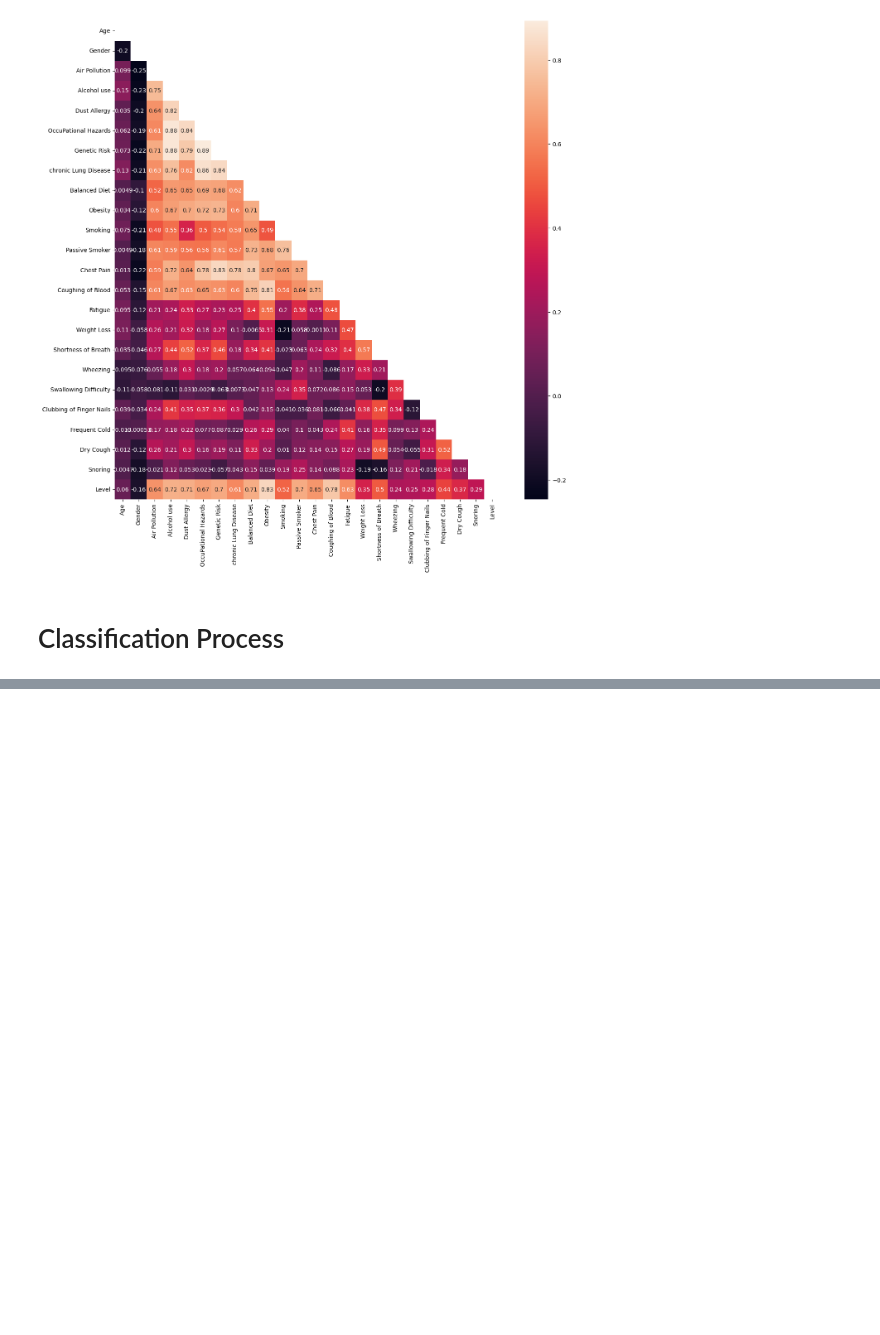
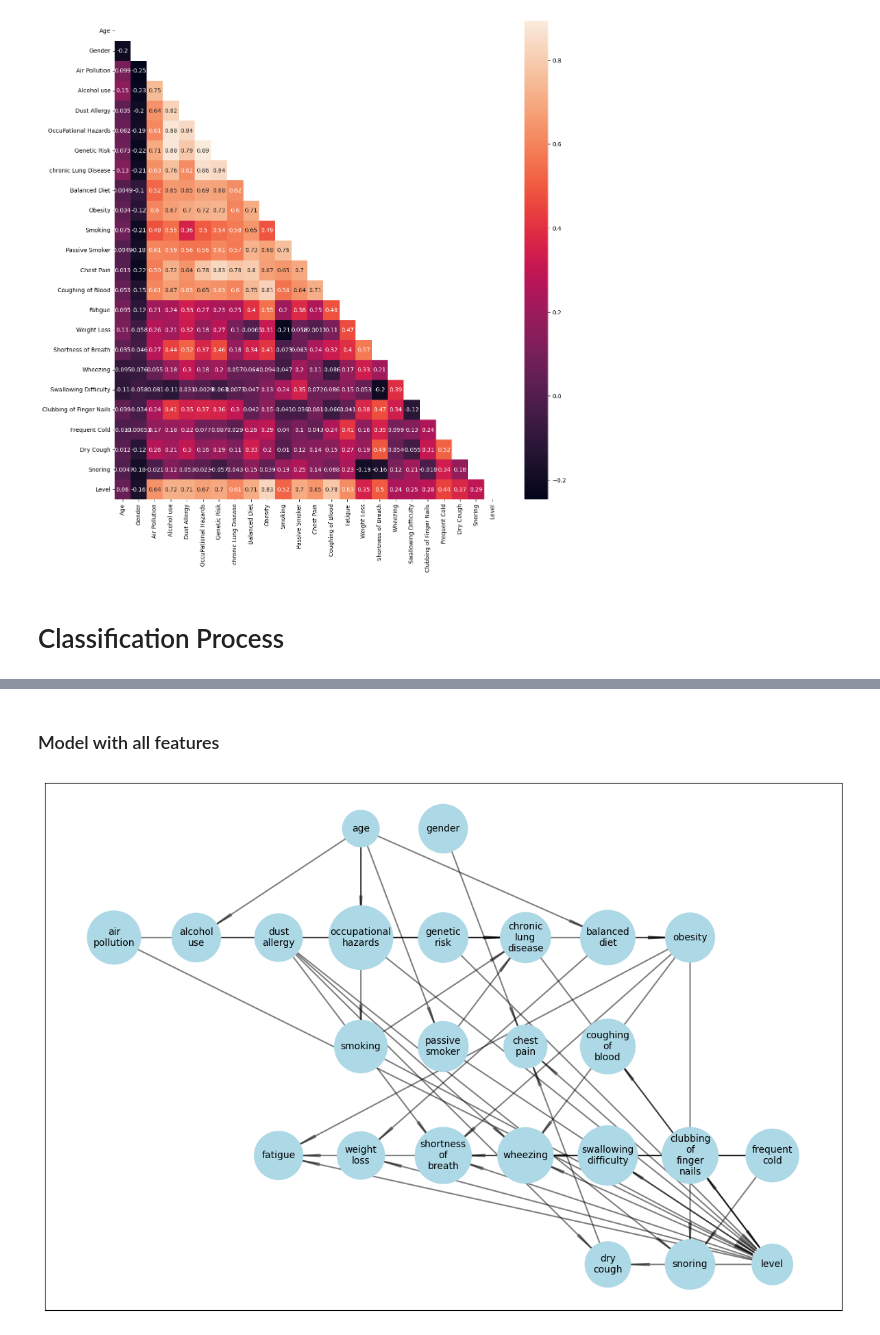
Before and after one commit to SeppiaBrilla/FAIKR_2023_MOD_3_Project, a Jupyter notebook: FAIRK_2023_MOD_3_Project.ipynb, the cells around one changed output, grey strips where cells are left out. Drawn from its saved outputs; the diff is of its cells as text; code cells hidden in the pictures; blank space fills up the shorter version.

Commit message:
implemented networks and started predictions

```diff
--- a/FAIRK_2023_MOD_3_Project.ipynb
+++ b/FAIRK_2023_MOD_3_Project.ipynb
@@ -70,0 +82,28 @@ plt.show()
+# %% [markdown]
+### Model with all features
+# %%
+full_nodes_set = data.columns.values
+
+
+arcs = [
+    ('age', 'smoking'),('age', 'passive smoker'), ('age', 'occupational hazards'), ('age', 'balanced diet'), ('age', 'alcohol use'),
+    ('air pollution', 'level'),  ('chronic lung disease', 'level'), ('smoking', 'level'), ('passive smoker', 'level'), ('occupational hazards', 'level'),
+    ('genetic risk', 'level'),
+    ('level', 'chest pain'), ('level', 'dry cough'), ('level', 'clubbing of finger nails'), ('level', 'coughing of blood'), ('level', 'swallowing difficulty'),
+    ('level', 'fatigue'), ('level', 'wheezing'), ('level', 'shortness of breath'), ('level', 'weight loss'),
+    ('air pollution', 'chronic lung disease'), ('smoking', 'chronic lung disease'), ('passive smoker', 'chronic lung disease'),
+    ('occupational hazards', 'chronic lung disease'),
+    ('balanced diet', 'weight loss'), ('balanced diet', 'obesity'),
+    ('alcohol use' , 'obesity'),
+    ('gender', 'chest pain' ), ('dry cough', 'chest pain'),
+    ('obesity', 'fatigue'), ('obesity', 'wheezing'), ('obesity', 'shortness of breath'), ('obesity', 'snoring'),
+    ('dust allergy', 'dry cough'), ('dust allergy', 'wheezing'), ('dust allergy', 'snoring'), ('dust allergy', 'shortness of breath'),
+    ('frequent cold', 'wheezing'), ('frequent cold', 'snoring'), ('frequent cold', 'shortness of breath'), ('frequent cold', 'fatigue')
+    ]
+
+arcs = [(t[0].replace(" ", "\n"), t[1].replace(" ", "\n")) for t in arcs]
+
+full_bn_model = BayesianNetwork(arcs)
+draw_net(full_nodes_set, full_bn_model)
+# %% [output]
+[figure, added]
```
Also changed, not shown: parts of 17 cells of this notebook, 2 other files.
